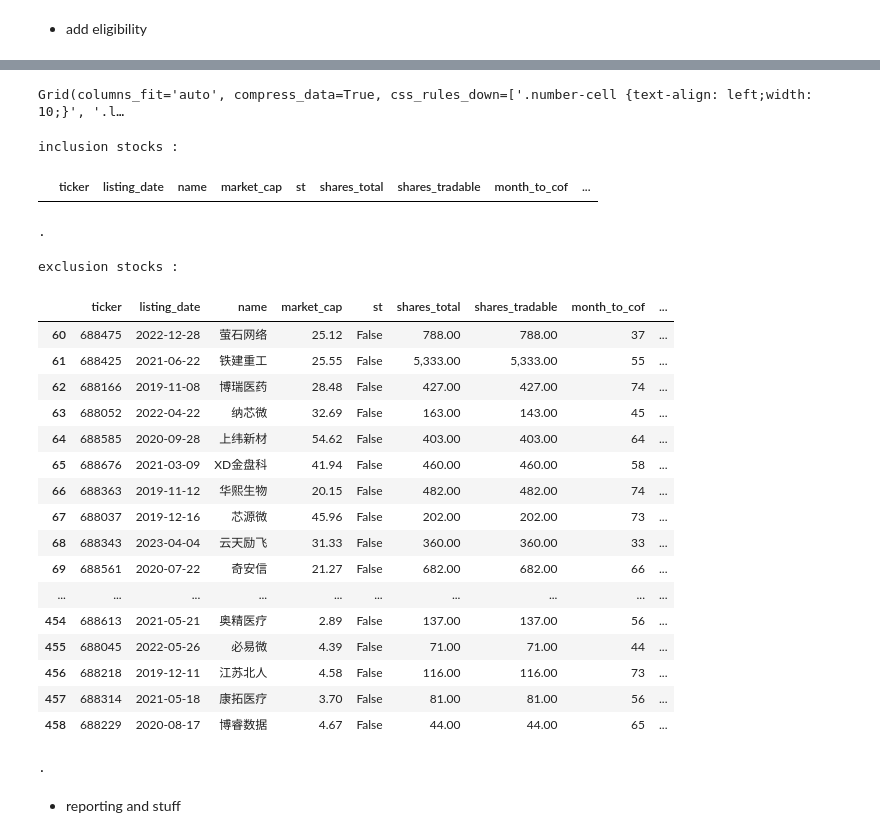
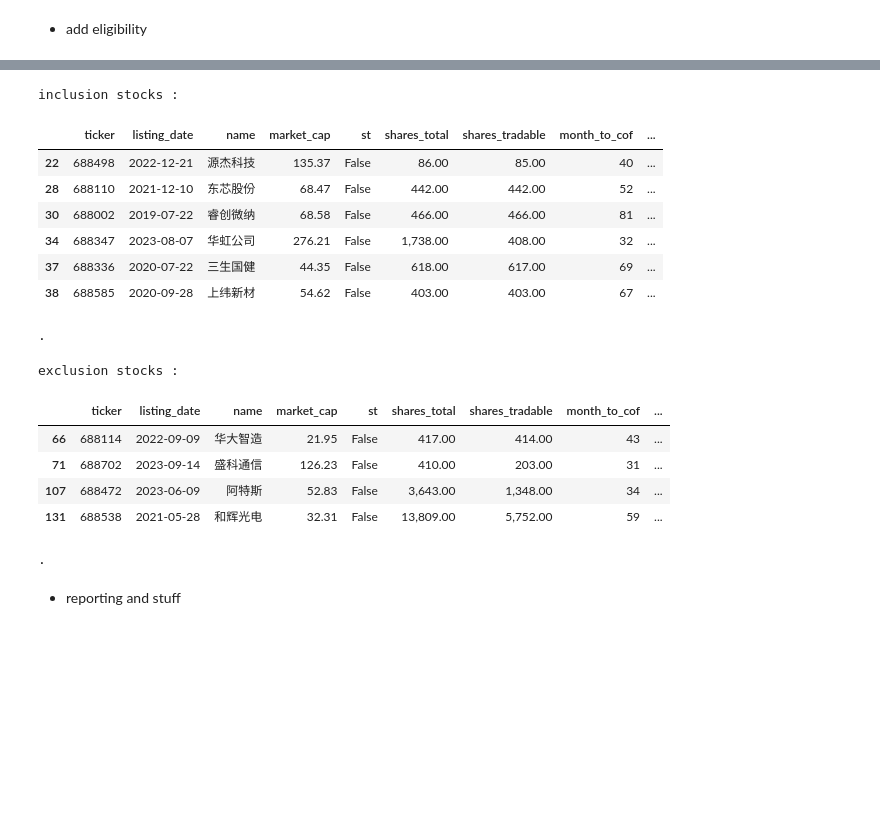
Before and after one commit to justy3/ap_star50, a Jupyter notebook: prediction.ipynb, the cells around one changed output, grey strips where cells are left out. Saved outputs shown, nothing was run; the diff lists cells and outputs as text; code cells hidden in the pictures; blank space fills up the shorter version.

```diff
--- a/prediction.ipynb
+++ b/prediction.ipynb
@@ -12,10 +12,10 @@ qt.log.info(f"no of tickers on STAR board - [{len(tickers)}]")
 # %% [markdown]
 - rebalance parameters
 # %%
-eff_date = dt.date(2026, 3, 14)
-annc_date = dt.date(2026, 2, 28)
-cutoff_date = dt.date(2026, 1, 31)
-hist_start = dt.date(2025, 2, 1)
+eff_date = dt.date(2026, 6, 13)
+annc_date = dt.date(2026, 5, 30)
+cutoff_date = dt.date(2026, 4, 30)
+hist_start = dt.date(2025, 5, 1)
 cutoff_10 = (cutoff_date + pd.offsets.BDay(10)).date()
 # sse_holidays = load_sse_holidays()
 # %% [markdown]
@@ -89,4 +88,4 @@ if eff_date.month == 6:
 elif eff_date.month == 3:
 	qt.log.info(f"loading march rebal etf list")
 	curr_s50 = load_star50_march_weights()
-	univ['curr_weight'] = univ['ticker'].isin(curr_s50)
+	univ['curr_weight'] = univ['ticker'].isin(curr_s50).astype(float)
@@ -105,10 +102,16 @@ univ['listing_elig'] = (
 	(univ['month_to_cof'] >= listing_month_cutoff)
 )
 
+# drop ST/*ST securities
+st_univ = univ[univ['st']]
+univ = univ[~univ['st']].reset_index(drop=True)
+
+ineligible_univ = univ[~univ['listing_elig']]
 univ = univ[univ['listing_elig']].reset_index(drop=True)
 univ['vtrad_rank2'] = univ['avg_val_traded'].rank(ascending=False, method='min')
 
 # drop 10% stocks based on avg value traded rank
+low_val_traded_univ = univ[univ['vtrad_rank2'] > 0.9*len(univ)]
 univ = univ[univ['vtrad_rank2'] <= 0.9*len(univ)].reset_index(drop=True)
 univ['tmcap_rank2'] = univ['avg_total_mcap'].rank(ascending=False, method='min')
 univ = univ.sort_values('tmcap_rank2').reset_index(drop=True)
@@ -117,44 +120,41 @@ univ = univ.sort_values('tmcap_rank2').reset_index(drop=True)
+# %%
+# add ST, ineligible, low val traded univ back to the main univ for reference
+univ = pd.concat([univ, st_univ, ineligible_univ, low_val_traded_univ], ignore_index=True)
+univ = univ.sort_values(['tmcap_rank2', 'vtrad_rank2', 'listing_elig', 'st']).reset_index(drop=True)
 # %%
 # univ.set_index('ticker')[['shares_total', 'shares_tradable', 'shs_os_yf', 'shs_ff_yf']].plot()
 # %%
-qt.view(univ)
+# qt.view(univ)
-# %% [output]
-Grid(columns_fit='auto', compress_data=True, css_rules_down=['.number-cell {text-align: left;width: 10;}', '.l…
 # %%
+MAX_REPLACEMENTS = 5
 comp_incl = univ[
 	(univ['tmcap_rank2'] <= 40) &
 	(univ['curr_weight'].isna())
-]
+][:MAX_REPLACEMENTS]
 comp_excl = univ[
 	(univ['tmcap_rank2'] > 60) &
 	(~univ['curr_weight'].isna())
-]
-print(f"inclusion stocks : \n")
+][:MAX_REPLACEMENTS]
+print(f"inclusion stocks :")
 qt.view2(comp_incl)
-print(f"exclusion stocks : \n")
+print(f"exclusion stocks :")
 qt.view2(comp_excl)
 # %% [output]
 inclusion stocks :
 |  | ticker | listing_date | name | market_cap | st | shares_total | shares_tradable | month_to_cof | ... |
+| 22 | 688498 | 2022-12-21 | 源杰科技 | 135.37 | False | 86.00 | 85.00 | 40 | ... |
+| 28 | 688110 | 2021-12-10 | 东芯股份 | 68.47 | False | 442.00 | 442.00 | 52 | ... |
+| 30 | 688002 | 2019-07-22 | 睿创微纳 | 68.58 | False | 466.00 | 466.00 | 81 | ... |
+| 34 | 688347 | 2023-08-07 | 华虹公司 | 276.21 | False | 1,738.00 | 408.00 | 32 | ... |
+| 37 | 688336 | 2020-07-22 | 三生国健 | 44.35 | False | 618.00 | 617.00 | 69 | ... |
+| 38 | 688585 | 2020-09-28 | 上纬新材 | 54.62 | False | 403.00 | 403.00 | 67 | ... |
 .
 exclusion stocks :
 |  | ticker | listing_date | name | market_cap | st | shares_total | shares_tradable | month_to_cof | ... |
-| 60 | 688475 | 2022-12-28 | 萤石网络 | 25.12 | False | 788.00 | 788.00 | 37 | ... |
-| 61 | 688425 | 2021-06-22 | 铁建重工 | 25.55 | False | 5,333.00 | 5,333.00 | 55 | ... |
-| 62 | 688166 | 2019-11-08 | 博瑞医药 | 28.48 | False | 427.00 | 427.00 | 74 | ... |
-| 63 | 688052 | 2022-04-22 | 纳芯微 | 32.69 | False | 163.00 | 143.00 | 45 | ... |
-| 64 | 688585 | 2020-09-28 | 上纬新材 | 54.62 | False | 403.00 | 403.00 | 64 | ... |
-| 65 | 688676 | 2021-03-09 | XD金盘科 | 41.94 | False | 460.00 | 460.00 | 58 | ... |
-| 66 | 688363 | 2019-11-12 | 华熙生物 | 20.15 | False | 482.00 | 482.00 | 74 | ... |
-| 67 | 688037 | 2019-12-16 | 芯源微 | 45.96 | False | 202.00 | 202.00 | 73 | ... |
-| 68 | 688343 | 2023-04-04 | 云天励飞 | 31.33 | False | 360.00 | 360.00 | 33 | ... |
-| 69 | 688561 | 2020-07-22 | 奇安信 | 21.27 | False | 682.00 | 682.00 | 66 | ... |
-| ... | ... | ... | ... | ... | ... | ... | ... | ... | ... |
-| 454 | 688613 | 2021-05-21 | 奥精医疗 | 2.89 | False | 137.00 | 137.00 | 56 | ... |
-| 455 | 688045 | 2022-05-26 | 必易微 | 4.39 | False | 71.00 | 71.00 | 44 | ... |
-| 456 | 688218 | 2019-12-11 | 江苏北人 | 4.58 | False | 116.00 | 116.00 | 73 | ... |
-| 457 | 688314 | 2021-05-18 | 康拓医疗 | 3.70 | False | 81.00 | 81.00 | 56 | ... |
-| 458 | 688229 | 2020-08-17 | 博睿数据 | 4.67 | False | 44.00 | 44.00 | 65 | ... |
+| 66 | 688114 | 2022-09-09 | 华大智造 | 21.95 | False | 417.00 | 414.00 | 43 | ... |
+| 71 | 688702 | 2023-09-14 | 盛科通信 | 126.23 | False | 410.00 | 203.00 | 31 | ... |
+| 107 | 688472 | 2023-06-09 | 阿特斯 | 52.83 | False | 3,643.00 | 1,348.00 | 34 | ... |
+| 131 | 688538 | 2021-05-28 | 和辉光电 | 32.31 | False | 13,809.00 | 5,752.00 | 59 | ... |
 .
 # %% [markdown]
 - reporting and stuff
```
Also changed, not shown: parts of 9 cells of this notebook, 5 other files.
